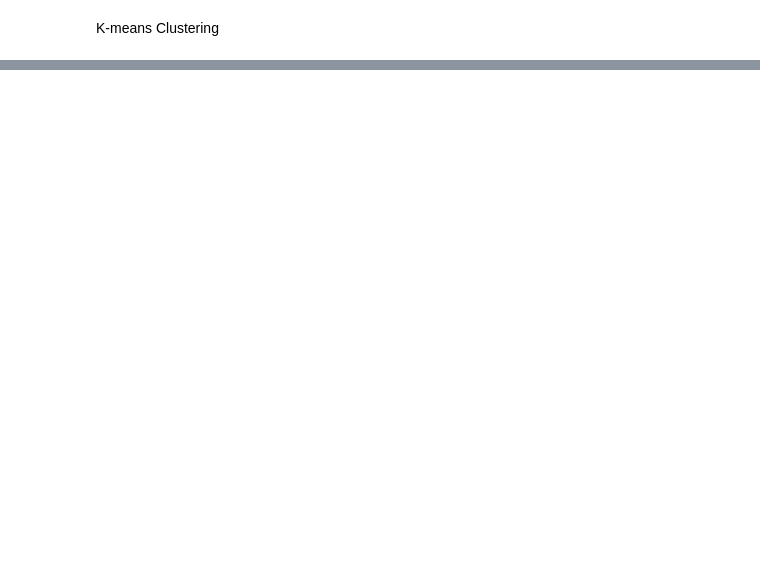
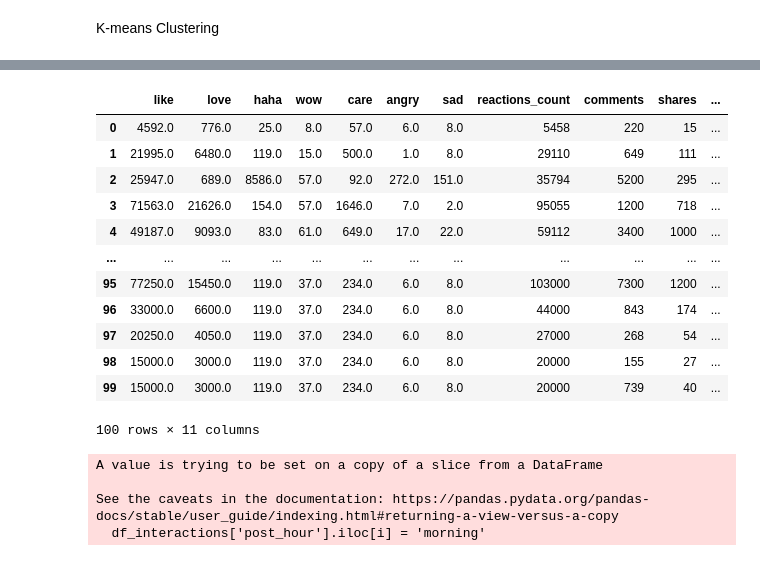
Before and after one commit to phulocnguyen/Facebook-Data-Analysis, a Jupyter notebook: Prediction.ipynb, the cells around one changed output, grey strips where cells are left out. Cells and saved outputs as stored; diff of their text form; code cells hidden in the pictures; blank space fills up the shorter version.

```diff
--- a/Prediction.ipynb
+++ b/Prediction.ipynb
@@ -260,2 +305,8 @@ array([nan, nan, nan, nan, nan, nan, nan, nan, nan, nan, nan, nan, nan,
 # %% [markdown]
 K-means Clustering
+# %%
+raw_df['time'] = pd.to_datetime(raw_df['time'])
+from datetime import timedelta
+shift = timedelta(hours=6)
+raw_df['time'] = raw_df['time'] - shift
+raw_df['time']
@@ -261,0 +326,34 @@ K-means Clustering
+# %%
+df_interactions['post_hour'] = raw_df['time'].dt.hour
+df_interactions
+# %% [output]
+|  | like | love | haha | wow | care | angry | sad | reactions_count | comments | shares | ... |
+| 0 | 4592.0 | 776.0 | 25.0 | 8.0 | 57.0 | 6.0 | 8.0 | 5458 | 220 | 15 | ... |
+| 1 | 21995.0 | 6480.0 | 119.0 | 15.0 | 500.0 | 1.0 | 8.0 | 29110 | 649 | 111 | ... |
+| 2 | 25947.0 | 689.0 | 8586.0 | 57.0 | 92.0 | 272.0 | 151.0 | 35794 | 5200 | 295 | ... |
+| 3 | 71563.0 | 21626.0 | 154.0 | 57.0 | 1646.0 | 7.0 | 2.0 | 95055 | 1200 | 718 | ... |
+| 4 | 49187.0 | 9093.0 | 83.0 | 61.0 | 649.0 | 17.0 | 22.0 | 59112 | 3400 | 1000 | ... |
+| ... | ... | ... | ... | ... | ... | ... | ... | ... | ... | ... | ... |
+| 95 | 77250.0 | 15450.0 | 119.0 | 37.0 | 234.0 | 6.0 | 8.0 | 103000 | 7300 | 1200 | ... |
+| 96 | 33000.0 | 6600.0 | 119.0 | 37.0 | 234.0 | 6.0 | 8.0 | 44000 | 843 | 174 | ... |
+| 97 | 20250.0 | 4050.0 | 119.0 | 37.0 | 234.0 | 6.0 | 8.0 | 27000 | 268 | 54 | ... |
+| 98 | 15000.0 | 3000.0 | 119.0 | 37.0 | 234.0 | 6.0 | 8.0 | 20000 | 155 | 27 | ... |
+| 99 | 15000.0 | 3000.0 | 119.0 | 37.0 | 234.0 | 6.0 | 8.0 | 20000 | 739 | 40 | ... |
+100 rows × 11 columns
+# %%
+for i in range(100):
+    if df_interactions['post_hour'].iloc[i] < 4 or df_interactions['post_hour'].iloc[i] > 22:
+        df_interactions['post_hour'].iloc[i] = 'night'
+    elif df_interactions['post_hour'].iloc[i] >= 4 and df_interactions['post_hour'].iloc[i] <= 12:
+        df_interactions['post_hour'].iloc[i] = 'morning'
+    elif df_interactions['post_hour'].iloc[i] >= 11 and df_interactions['post_hour'].iloc[i] < 14:
+        df_interactions['post_hour'].iloc[i] = 'noon'
+    elif df_interactions['post_hour'].iloc[i] >= 14 and df_interactions['post_hour'].iloc[i] < 18:
+        df_interactions['post_hour'].iloc[i] = 'afternoon'
+    else:
+        df_interactions['post_hour'].iloc[i] = 'evening'
+# %% [output]
+A value is trying to be set on a copy of a slice from a DataFrame
+
+See the caveats in the documentation: https://pandas.pydata.org/pandas-docs/stable/user_guide/indexing.html#returning-a-view-versus-a-copy
+  df_interactions['post_hour'].iloc[i] = 'morning'
```
Also changed, not shown: parts of 21 cells of this notebook.
